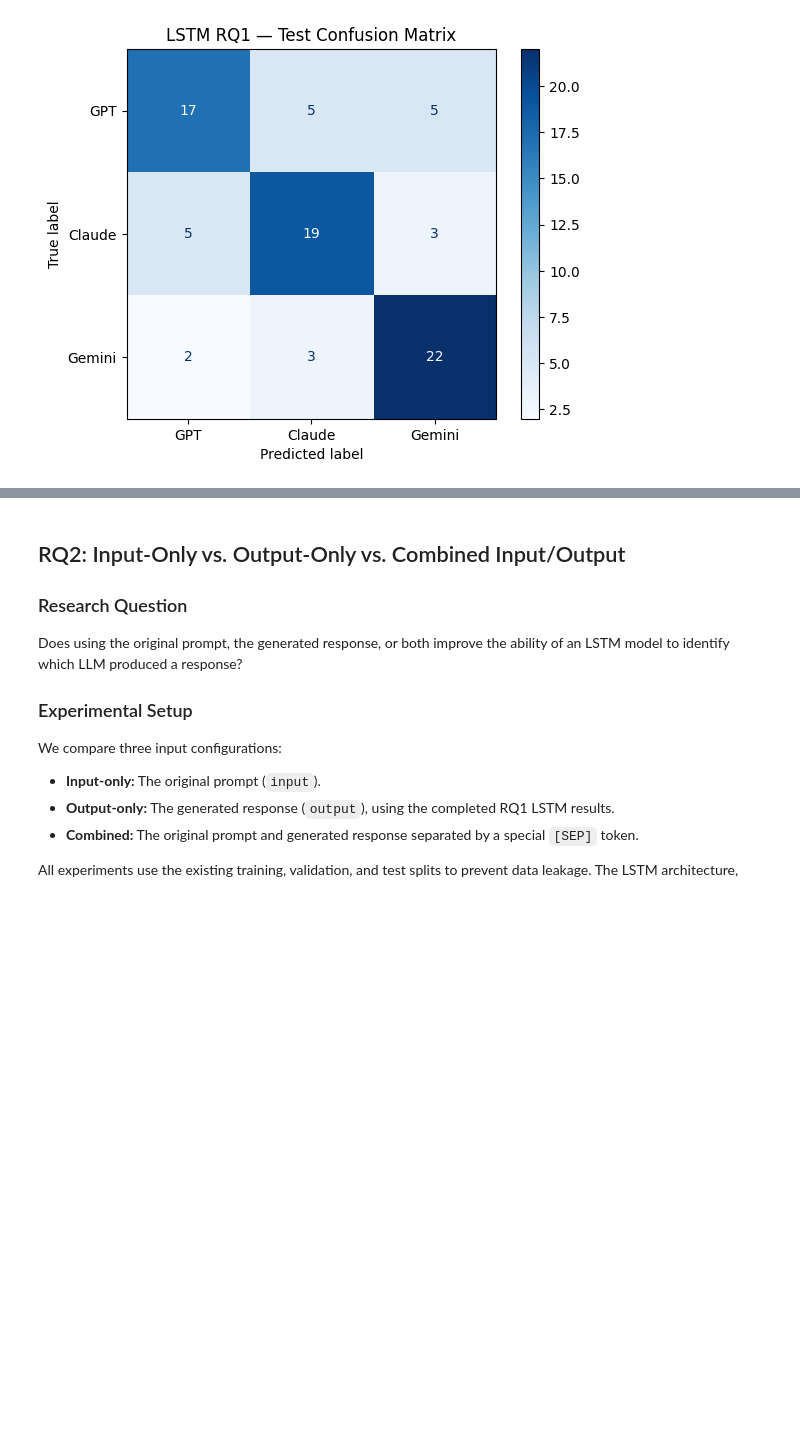
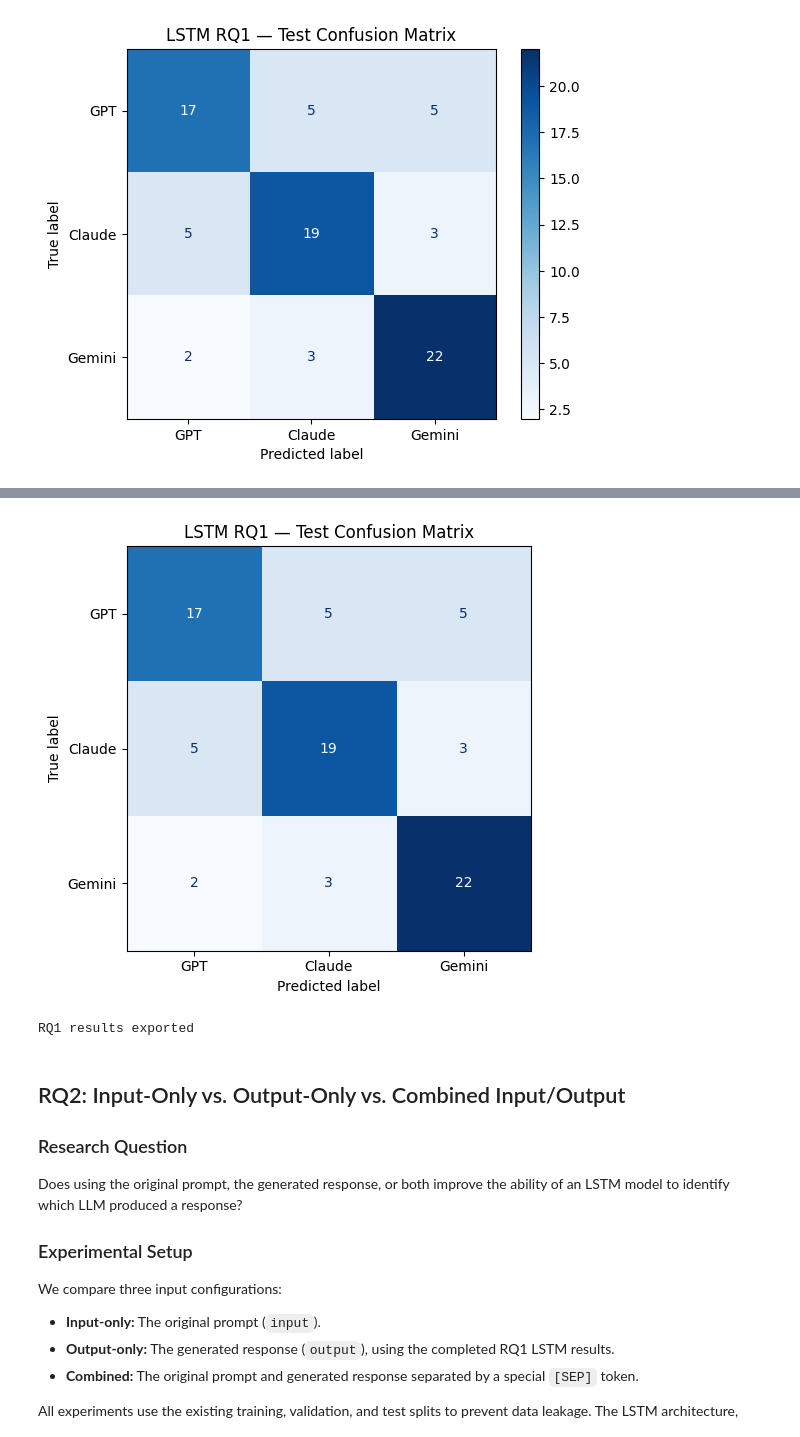
Before and after one commit to palashDoshi1/CMPSC-448-Midterm-Project, a Jupyter notebook: LSTM.ipynb, the cells around one changed output, grey strips where cells are left out. Saved outputs shown, nothing was run; the diff lists cells and outputs as text; code cells hidden in the pictures; blank space fills up the shorter version.

```diff
--- a/LSTM.ipynb
+++ b/LSTM.ipynb
@@ -239,10 +205,0 @@ First entries: [('<PAD>', 0), ('<UNK>', 1), (',', 2), ('.', 3), ('*', 4), ('-',
-# %%
-
-os.makedirs("/content/shared", exist_ok=True)
-
-VOCAB_PATH = "/content/shared/vocab.json"
-
-with open(VOCAB_PATH, "w", encoding="utf-8") as f:
-    json.dump(vocab, f, ensure_ascii=False, indent=2)
-
-print("Saved:", VOCAB_PATH)
@@ -808,3 +692,31 @@ The two architectures will be compared to investigate whether recurrent sequence
+# %%
+import os, json
+from sklearn.metrics import confusion_matrix, classification_report
+os.makedirs('/content/results', exist_ok=True)
+rq1_metrics = {
+    'model': 'LSTM', 'experiment': 'RQ1_output_only',
+    'best_epoch': int(best_epoch),
+    'best_validation_macro_f1': float(best_val_f1),
+    'test_accuracy': float(test_results['accuracy']),
+    'test_macro_f1': float(test_results['macro_f1']),
+    'test_loss': float(test_results['loss']),
+    'class_order': ['GPT','Claude','Gemini'],
+    'confusion_matrix': confusion_matrix(test_results['labels'], test_results['predictions'], labels=[0,1,2]).tolist()
+}
+with open('/content/results/lstm_rq1_metrics.json','w') as f: json.dump(rq1_metrics,f,indent=2)
+history_df.to_csv('/content/results/lstm_rq1_history.csv',index=False)
+with open('/content/results/lstm_rq1_report.txt','w') as f:
+    f.write(classification_report(test_results['labels'],test_results['predictions'],labels=[0,1,2],target_names=['GPT','Claude','Gemini'],zero_division=0))
+torch.save(model.state_dict(),'/content/results/lstm_rq1_best.pt')
+fig,ax=plt.subplots(figsize=(6,5))
+ConfusionMatrixDisplay.from_predictions(test_results['labels'],test_results['predictions'],labels=[0,1,2],display_labels=['GPT','Claude','Gemini'],cmap='Blues',ax=ax,colorbar=False)
+ax.set_title('LSTM RQ1 — Test Confusion Matrix');fig.tight_layout()
+fig.savefig('/content/results/lstm_rq1_confusion_matrix.png',dpi=200)
+plt.show();plt.close(fig)
+print('RQ1 results exported')
+# %% [output]
+[figure, added]
+RQ1 results exported
 # %% [markdown]
 ## RQ2: Input-Only vs. Output-Only vs. Combined Input/Output
 
```
Also changed, not shown: parts of 14 cells of this notebook.
